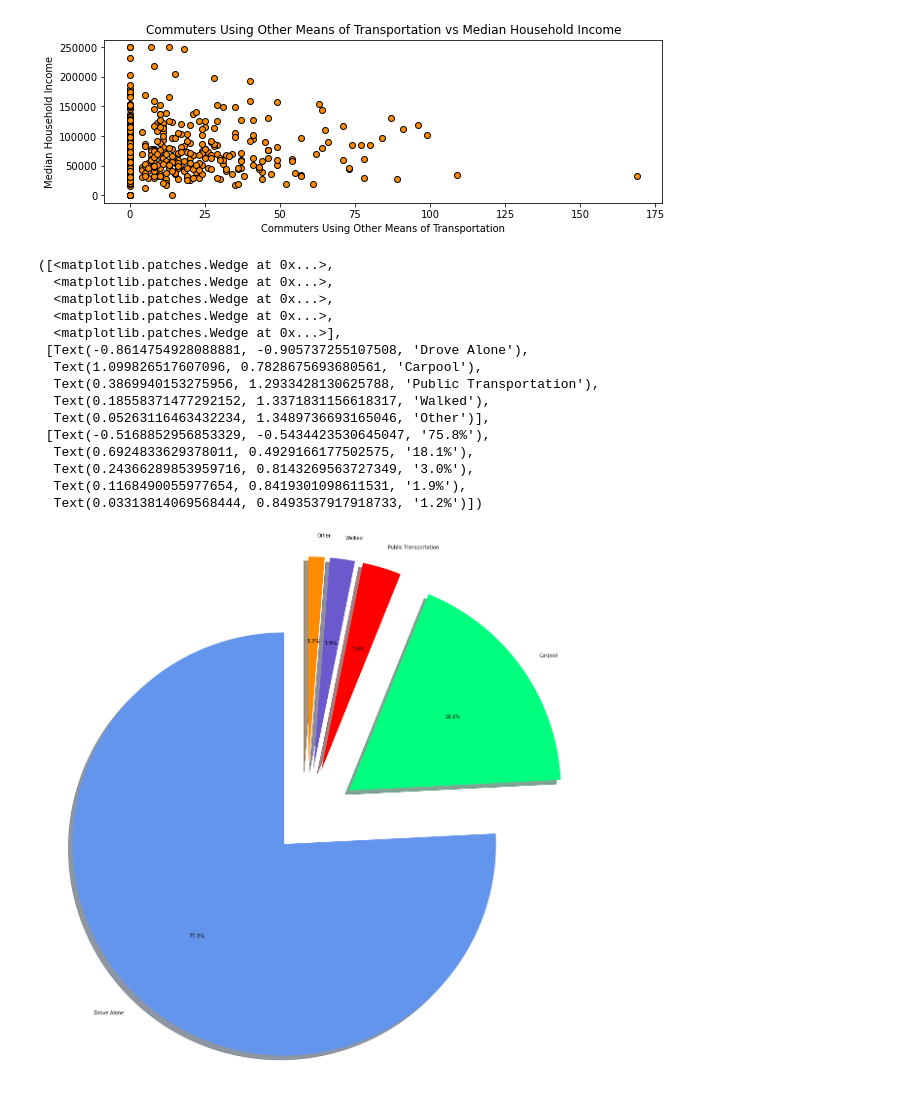
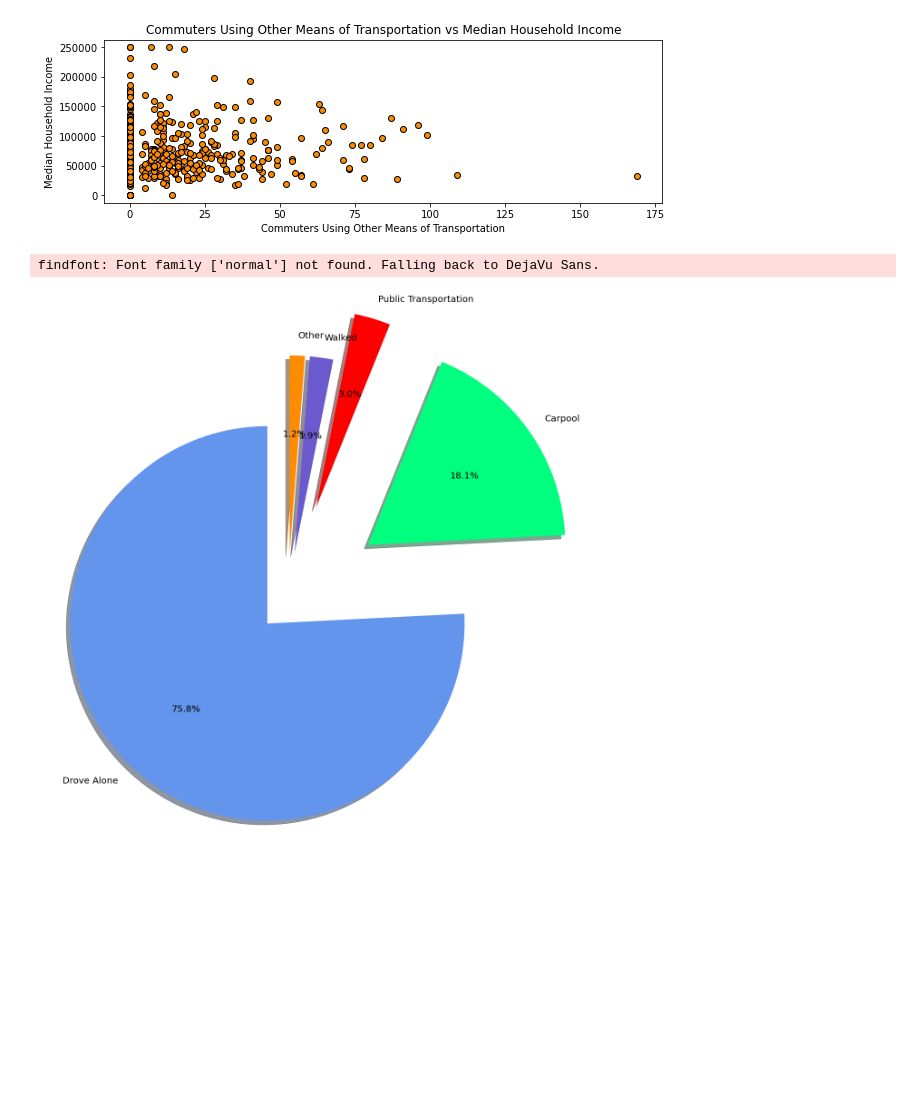
Before and after one commit to Apex8/Charlotte-income-vs-commute-analysis, a Jupyter notebook: Charlotte_Income.ipynb, the cells around one changed output. Drawn from its saved outputs; the diff is of its cells as text; code cells hidden in the pictures; blank space fills up the shorter version.

Commit message:
font update

```diff
--- a/Charlotte_Income.ipynb
+++ b/Charlotte_Income.ipynb
@@ -486,36 +486,27 @@ plt.savefig("output/Other_scatter.png")
 # %%
 driving_pie=clean_charlotte["Drove_alone"].sum()
 carpool_pie=clean_charlotte["Carpool"].sum()
 public_pie=clean_charlotte["Public_Transportation"].sum()
 walking_pie=clean_charlotte["Walked"].sum()
 other_pie=clean_charlotte["Other_Means"].sum()
 
 transpo=[driving_pie, carpool_pie, public_pie, walking_pie, other_pie]
 labels=["Drove Alone", "Carpool", "Public Transportation", "Walked", "Other"]
 
 colors = ["cornflowerblue", "springgreen", "red", "slateblue", "darkorange"]
-explode = (0.15, 0.25, 0.25, 0.25, 0.25)
+explode = (0.15, 0.5, 0.5, 0.25, 0.25)
 
 #plt.title("NYC Gym Popularity")
 plt.figure(figsize=(20,20))
 plt.pie(transpo, explode=explode, labels=labels, colors=colors,
         autopct="%1.1f%%", shadow=True, startangle=90)
+font = {'family' : 'normal',
+        'weight' : 'normal',
+        'size'   : 20}
 
-#plt.savefig("output/pie_chart.png")
+plt.rc('font', **font)
+
+plt.savefig("output/pie_chart.png")
 # %% [output]
-([<matplotlib.patches.Wedge at 0x...>,
-  <matplotlib.patches.Wedge at 0x...>,
-  <matplotlib.patches.Wedge at 0x...>,
-  <matplotlib.patches.Wedge at 0x...>,
-  <matplotlib.patches.Wedge at 0x...>],
- [Text(-0.8614754928088881, -0.905737255107508, 'Drove Alone'),
-  Text(1.099826517607096, 0.7828675693680561, 'Carpool'),
-  Text(0.3869940153275956, 1.2933428130625788, 'Public Transportation'),
-  Text(0.18558371477292152, 1.3371831156618317, 'Walked'),
-  Text(0.05263116463432234, 1.3489736693165046, 'Other')],
- [Text(-0.5168852956853329, -0.5434423530645047, '75.8%'),
-  Text(0.6924833629378011, 0.4929166177502575, '18.1%'),
-  Text(0.24366289853959716, 0.8143269563727349, '3.0%'),
-  Text(0.1168490055977654, 0.8419301098611531, '1.9%'),
-  Text(0.03313814069568444, 0.8493537917918733, '1.2%')])
+findfont: Font family ['normal'] not found. Falling back to DejaVu Sans.
-[figure, old version]
+[figure, new version]
```
Also changed, not shown: 1 other file.
